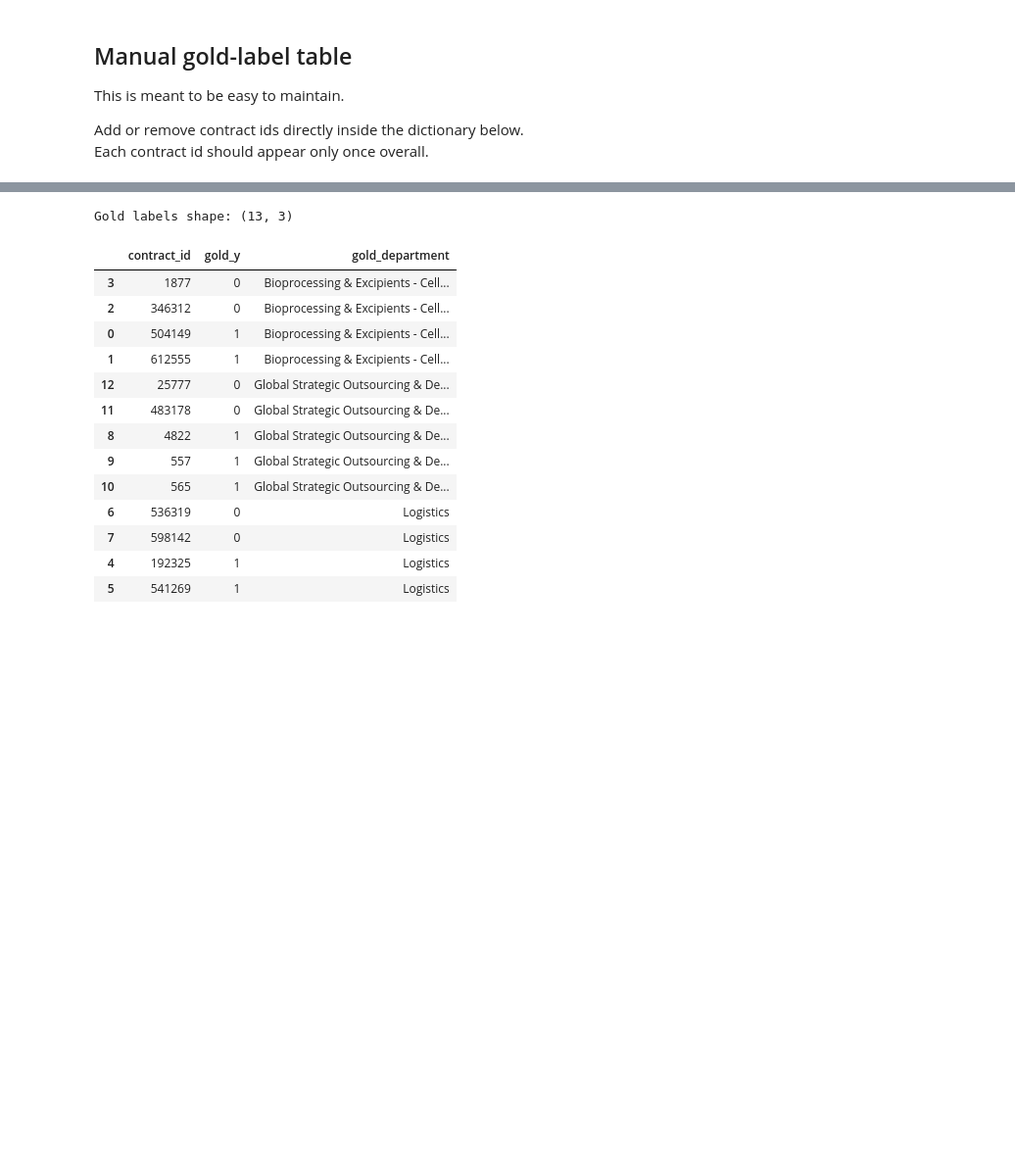
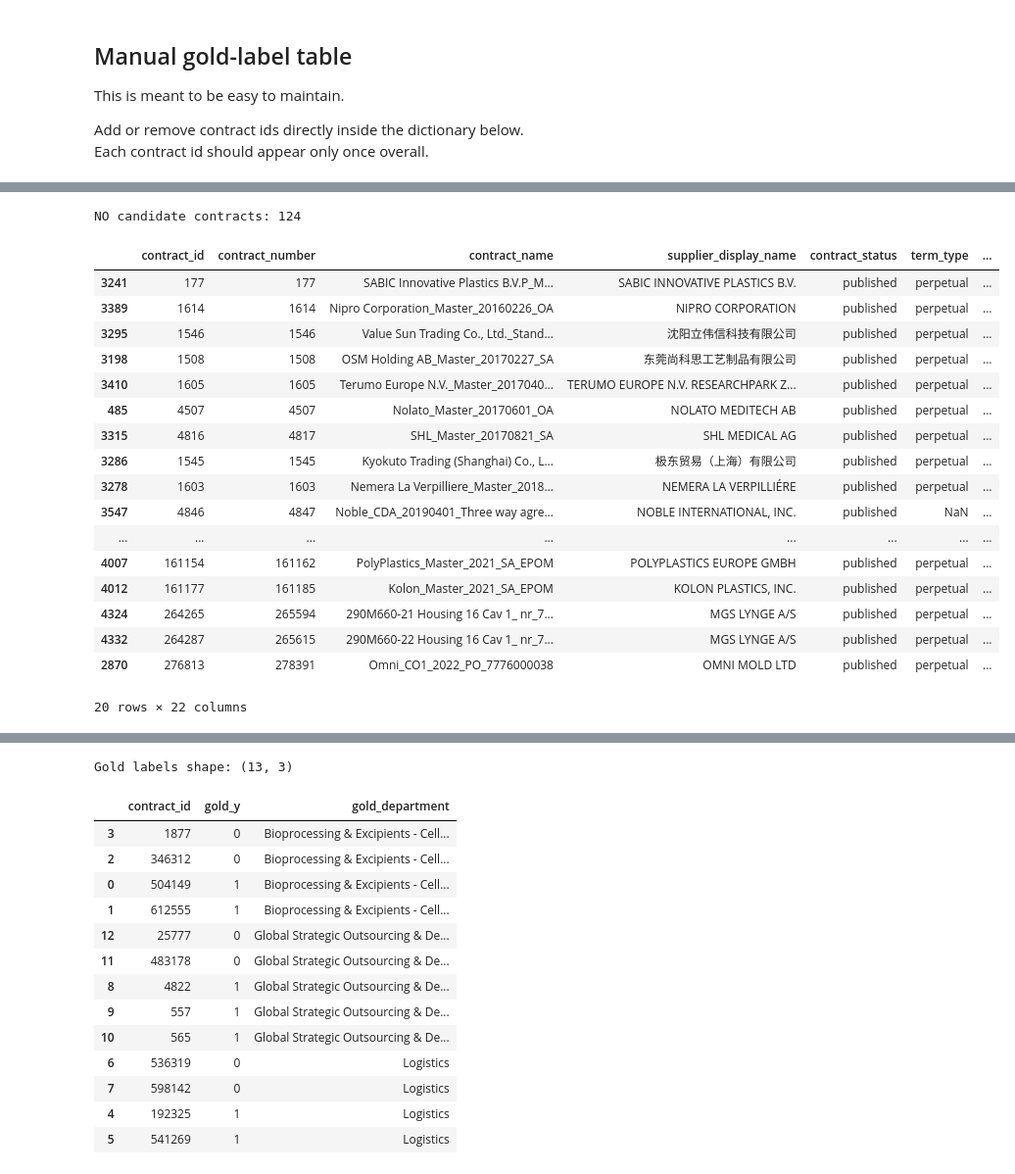
Before and after one commit to ThomasRoennebek/Signal_Fusion_with_Meta-learners-, a Jupyter notebook: notebooks/07_joining.ipynb, the cells around one changed output, grey strips where cells are left out. Shown at 98% size. Saved outputs shown, nothing was run; the diff lists cells and outputs as text; code cells hidden in the pictures; blank space fills up the shorter version.

```diff
--- a/notebooks/07_joining.ipynb
+++ b/notebooks/07_joining.ipynb
@@ -394,0 +591,64 @@ Each contract id should appear only once overall.
+# %%
+# Step 3 — Build NO candidates
+
+change_keywords = r"Replacement|Restated|Amendment|Pricing|Outsourcing|Extension|Revision"
+
+df_no_candidates = df_devices_latest[
+    ~df_devices_latest["contract_name"].str.contains(
+        change_keywords,
+        case=False,
+        na=False
+    )
+].copy()
+
+# Remove obvious call-off style contracts
+df_no_candidates = df_no_candidates[
+    ~df_no_candidates["contract_name"].str.contains(
+        "CALL|Call-off",
+        case=False,
+        na=False
+    )
+].copy()
+
+# Optional quality filter: remove zero-value contracts if present
+if "contract_value_dkk" in df_no_candidates.columns:
+    df_no_candidates = df_no_candidates[
+        df_no_candidates["contract_value_dkk"].fillna(0) > 0
+    ].copy()
+
+# Sort to surface stable-looking contracts
+sort_cols_no = [c for c in ["fin_financial_risk_score", "contract_age_years", "contract_value_dkk"] if c in df_no_candidates.columns]
+ascending_no = [True, False, True][:len(sort_cols_no)] if sort_cols_no else None
+
+if sort_cols_no:
+    # make ascending list match actual sort columns
+    ascending_map = {
+        "fin_financial_risk_score": True,
+        "contract_age_years": False,
+        "contract_value_dkk": True,
+    }
+    ascending_no = [ascending_map[c] for c in sort_cols_no]
+    df_no_candidates = df_no_candidates.sort_values(by=sort_cols_no, ascending=ascending_no)
+
+print("NO candidate contracts:", df_no_candidates.shape[0])
+display(df_no_candidates[inspection_cols].head(20))
+# %% [output]
+NO candidate contracts: 124
+|  | contract_id | contract_number | contract_name | supplier_display_name | contract_status | term_type | ... |
+| 3241 | 177 | 177 | SABIC Innovative Plastics B.V.P_M... | SABIC INNOVATIVE PLASTICS B.V. | published | perpetual | ... |
+| 3389 | 1614 | 1614 | Nipro Corporation_Master_20160226_OA | NIPRO CORPORATION | published | perpetual | ... |
+| 3295 | 1546 | 1546 | Value Sun Trading Co., Ltd._Stand... | 沈阳立伟信科技有限公司 | published | perpetual | ... |
+| 3198 | 1508 | 1508 | OSM Holding AB_Master_20170227_SA | 东莞尚科思工艺制品有限公司 | published | perpetual | ... |
+| 3410 | 1605 | 1605 | Terumo Europe N.V._Master_2017040... | TERUMO EUROPE N.V. RESEARCHPARK Z... | published | perpetual | ... |
+| 485 | 4507 | 4507 | Nolato_Master_20170601_OA | NOLATO MEDITECH AB | published | perpetual | ... |
+| 3315 | 4816 | 4817 | SHL_Master_20170821_SA | SHL MEDICAL AG | published | perpetual | ... |
+| 3286 | 1545 | 1545 | Kyokuto Trading (Shanghai) Co., L... | 极东贸易（上海）有限公司 | published | perpetual | ... |
+| 3278 | 1603 | 1603 | Nemera La Verpilliere_Master_2018... | NEMERA LA VERPILLIÉRE | published | perpetual | ... |
+| 3547 | 4846 | 4847 | Noble_CDA_20190401_Three way agre... | NOBLE INTERNATIONAL, INC. | published | NaN | ... |
+| ... | ... | ... | ... | ... | ... | ... | ... |
+| 4007 | 161154 | 161162 | PolyPlastics_Master_2021_SA_EPOM | POLYPLASTICS EUROPE GMBH | published | perpetual | ... |
+| 4012 | 161177 | 161185 | Kolon_Master_2021_SA_EPOM | KOLON PLASTICS, INC. | published | perpetual | ... |
+| 4324 | 264265 | 265594 | 290M660-21 Housing 16 Cav 1_ nr_7... | MGS LYNGE A/S | published | perpetual | ... |
+| 4332 | 264287 | 265615 | 290M660-22 Housing 16 Cav 1_ nr_7... | MGS LYNGE A/S | published | perpetual | ... |
+| 2870 | 276813 | 278391 | Omni_CO1_2022_PO_7776000038 | OMNI MOLD LTD | published | perpetual | ... |
+20 rows × 22 columns
```
Also changed, not shown: parts of 30 cells of this notebook.
